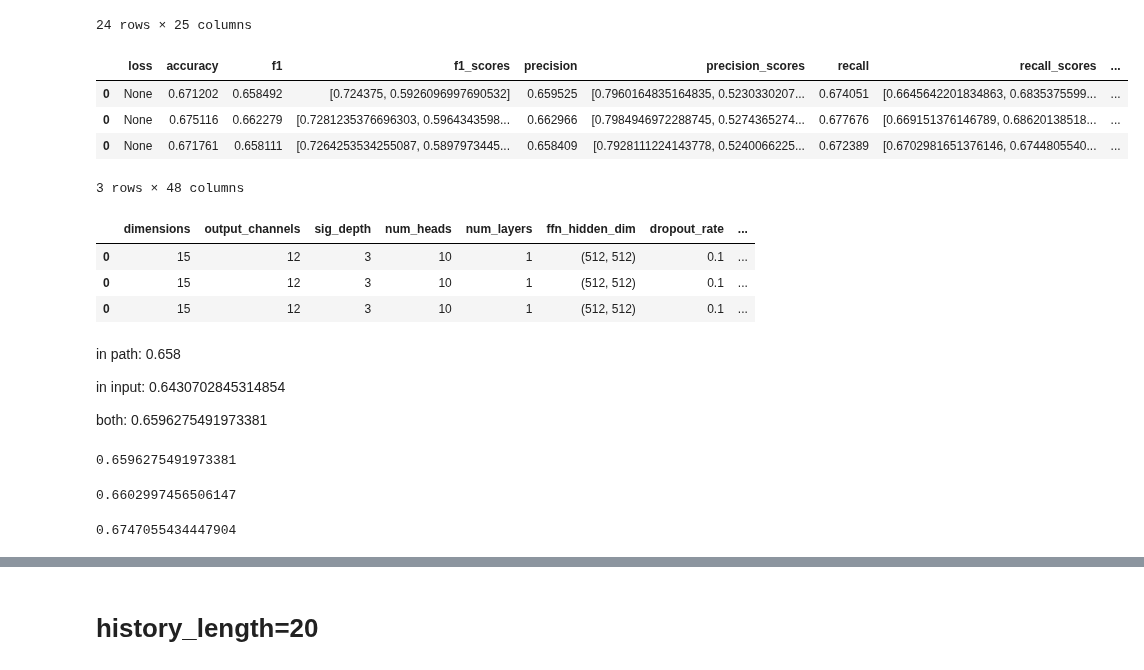
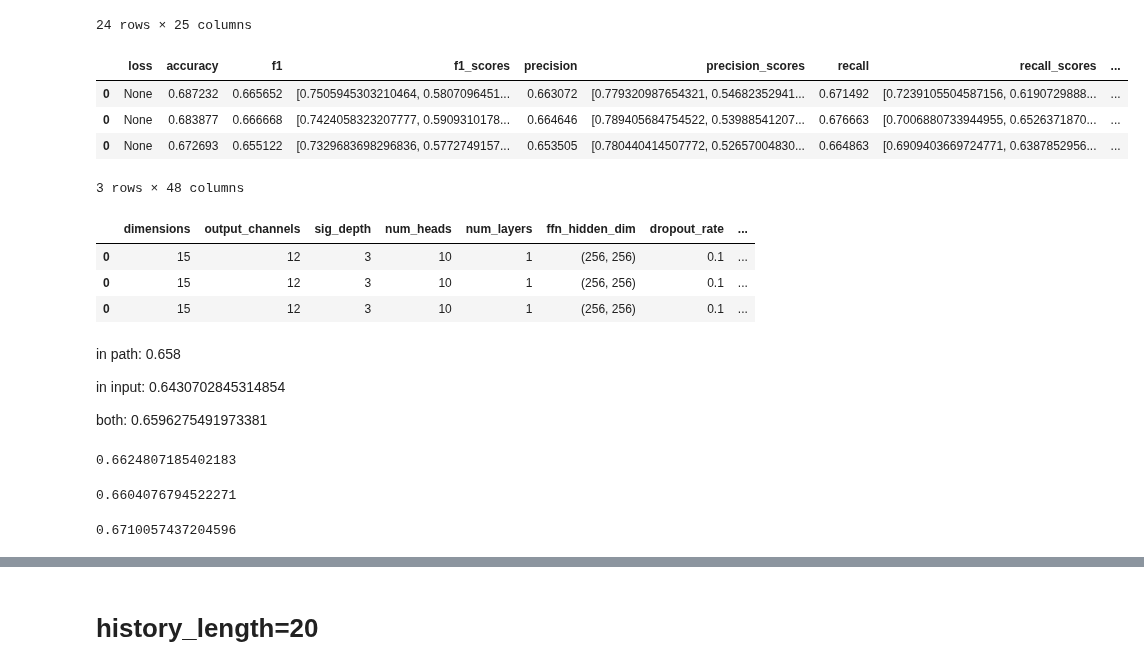
Before and after one commit to ttseriotou/sig-networks, a Jupyter notebook: notebooks/Rumours/rumours-seqsignet-attention-encoder.ipynb, the cells around one changed output, grey strips where cells are left out. Drawn from its saved outputs; the diff is of its cells as text; code cells hidden in the pictures.

```diff
--- a/notebooks/Rumours/rumours-seqsignet-attention-encoder.ipynb
+++ b/notebooks/Rumours/rumours-seqsignet-attention-encoder.ipynb
@@ -169,15 +169,15 @@ seqsignet_attention_encoder_grp_11.groupby(
 |  |  |  |  |  |  |  | 0.0010 | ... |
 24 rows × 25 columns
 # %%
-best_seqsignet_attention_encoder_grp_11
+best_seqsignet_attention_encoder_umap_11
 # %% [output]
 |  | loss | accuracy | f1 | f1_scores | precision | precision_scores | recall | recall_scores | ... |
-| 0 | None | 0.671202 | 0.658492 | [0.724375, 0.5926096997690532] | 0.659525 | [0.7960164835164835, 0.5230330207... | 0.674051 | [0.6645642201834863, 0.6835375599... | ... |
-| 0 | None | 0.675116 | 0.662279 | [0.7281235376696303, 0.5964343598... | 0.662966 | [0.7984946972288745, 0.5274365274... | 0.677676 | [0.669151376146789, 0.68620138518... | ... |
-| 0 | None | 0.671761 | 0.658111 | [0.7264253534255087, 0.5897973445... | 0.658409 | [0.7928111224143778, 0.5240066225... | 0.672389 | [0.6702981651376146, 0.6744805540... | ... |
+| 0 | None | 0.687232 | 0.665652 | [0.7505945303210464, 0.5807096451... | 0.663072 | [0.779320987654321, 0.54682352941... | 0.671492 | [0.7239105504587156, 0.6190729888... | ... |
+| 0 | None | 0.683877 | 0.666668 | [0.7424058323207777, 0.5909310178... | 0.664646 | [0.789405684754522, 0.53988541207... | 0.676663 | [0.7006880733944955, 0.6526371870... | ... |
+| 0 | None | 0.672693 | 0.655122 | [0.7329683698296836, 0.5772749157... | 0.653505 | [0.780440414507772, 0.52657004830... | 0.664863 | [0.6909403669724771, 0.6387852956... | ... |
 3 rows × 48 columns
 # %%
-best_seqsignet_attention_encoder_grp_11[
+best_seqsignet_attention_encoder_umap_11[
     [
         "dimensions",
         "output_channels",
@@ -191,9 +191,9 @@ best_seqsignet_attention_encoder_grp_11[
 ]
 # %% [output]
 |  | dimensions | output_channels | sig_depth | num_heads | num_layers | ffn_hidden_dim | dropout_rate | ... |
-| 0 | 15 | 12 | 3 | 10 | 1 | (512, 512) | 0.1 | ... |
-| 0 | 15 | 12 | 3 | 10 | 1 | (512, 512) | 0.1 | ... |
-| 0 | 15 | 12 | 3 | 10 | 1 | (512, 512) | 0.1 | ... |
+| 0 | 15 | 12 | 3 | 10 | 1 | (256, 256) | 0.1 | ... |
+| 0 | 15 | 12 | 3 | 10 | 1 | (256, 256) | 0.1 | ... |
+| 0 | 15 | 12 | 3 | 10 | 1 | (256, 256) | 0.1 | ... |
 # %% [markdown]
 in path: 0.658
 
@@ -201,15 +201,15 @@ in input: 0.6430702845314854
 
 both: 0.6596275491973381
 # %%
-best_seqsignet_attention_encoder_grp_11["f1"].mean()
+best_seqsignet_attention_encoder_umap_11["f1"].mean()
 # %% [output]
-0.6596275491973381
+0.6624807185402183
 # %%
-best_seqsignet_attention_encoder_grp_11["precision"].mean()
+best_seqsignet_attention_encoder_umap_11["precision"].mean()
 # %% [output]
-0.6602997456506147
+0.6604076794522271
 # %%
-best_seqsignet_attention_encoder_grp_11["recall"].mean()
+best_seqsignet_attention_encoder_umap_11["recall"].mean()
 # %% [output]
-0.6747055434447904
+0.6710057437204596
 # %%
```
Also changed, not shown: parts of 37 cells of this notebook, 55 other files.
